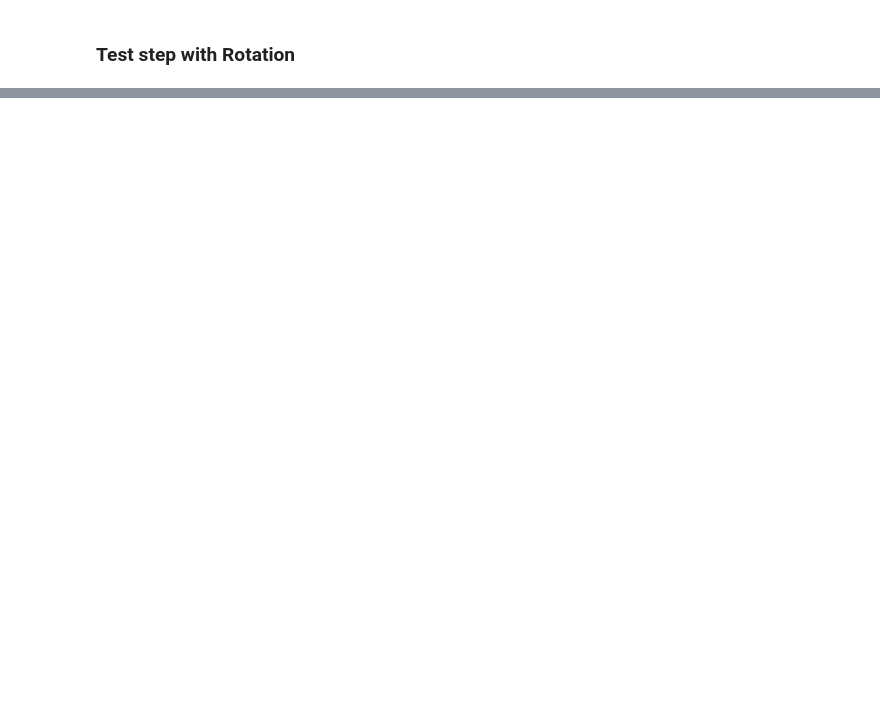
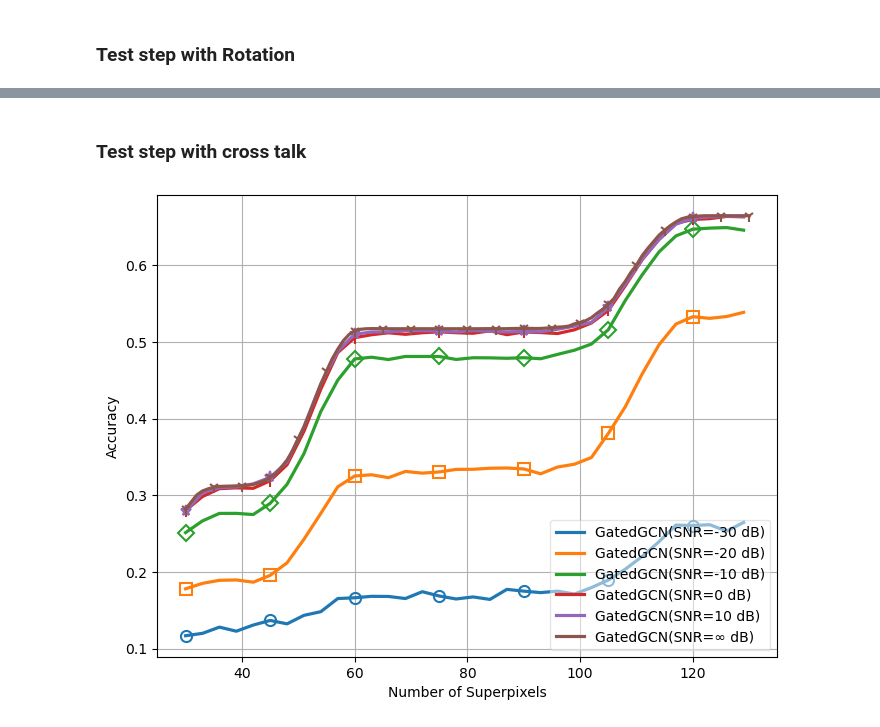
Before and after one commit to chunbaobao/GeNet, a Jupyter notebook: visualization/plot_visualization.ipynb, the cells around one changed output, grey strips where cells are left out. Drawn from its saved outputs; the diff is of its cells as text; code cells hidden in the pictures; blank space fills up the shorter version.

Commit message:
add all exp data

```diff
--- a/visualization/plot_visualization.ipynb
+++ b/visualization/plot_visualization.ipynb
@@ -232,0 +228,70 @@ plt.show()
+# %% [markdown]
+### Test step with cross talk
+# %%
+dataset_name = 'cifar10'
+# dataset_name = 'mnist'
+# dataset_name = 'fashionmnist'
+log_dir = 'out/eval/cross/'
+import os
+for path in os.listdir(log_dir):
+    if dataset_name in path.split('_'):
+        run = path
+        break
+
+
+
+
+
+parser = 'test_acc'
+tag = 'n_sp'
+ea = event_multiplexer.event_accumulator.EventAccumulator(log_dir + run)
+ea.Reload()
+markers = ['o', 's', 'D', '|', '*', '1']
+index = 0
+plt.figure(figsize=(8,6))
+for snr in range(-30, 11, 10):
+
+    sc = ea.Scalars(parser + '/' + tag + '_' + str(snr))
+    df = pd.Series(data=[s.value for s in sc], index=[s.step for s in sc])
+    smooth = df.ewm(alpha= 1 - 0.1).mean()
+    model_name = run.split('_')[0]
+    is_painted = eval(run.split('_')[-1])
+    line = plt.plot([s for s in smooth.index], [s for s in smooth.values], label=model_name + '(SNR={} dB)'.format(snr),linewidth=2.3)
+
+
+    plt.plot([s for s in smooth.index][::5], [s for s in smooth.values][::5], linestyle = 'None',
+            marker = markers[index], color = line[0].get_color(), markerfacecolor = 'None', markersize=8, markeredgewidth = 1.5)
+    index += 1
+
+
+infinity_log = 'out/eval/n_sp'
+import os
+for path in os.listdir(infinity_log):
+    if model_name in path.split('_') and dataset_name in path.split('_'):
+        ea = event_multiplexer.event_accumulator.EventAccumulator(infinity_log + '/' + path)
+        ea.Reload()
+        sc = ea.Scalars(parser + '/' + tag)
+        df = pd.Series(data=[s.value for s in sc], index=[s.step for s in sc])
+        smooth = df.ewm(alpha= 1 - 0.1).mean()
+        model_name = run.split('_')[0]
+        is_painted = eval(run.split('_')[-1])
+        line = plt.plot([s for s in smooth.index], [s for s in smooth.values], label=model_name + '(SNR=\u221E dB)',linewidth=2.3)
+
+
+        plt.plot([s for s in smooth.index][::5], [s for s in smooth.values][::5], linestyle = 'None',
+                marker = markers[index], color = line[0].get_color(), markerfacecolor = 'None', markersize=8, markeredgewidth = 1.5)
+        index += 1
+
+
+plt.legend(loc='lower right', framealpha=0.5)
+
+
+plt.xlabel('Number of Superpixels')
+plt.ylabel('Accuracy')
+# plt.title('Test Accuracy in ' + dataset_name.upper())
+
+plt.grid()
+plt.savefig(out_dir + dataset_name + '_'  + 'cross' + '.pdf', pad_inches=0, bbox_inches='tight')
+plt.show()
+# %% [output]
+[figure, added]
```
Also changed, not shown: parts of 5 cells of this notebook, 20 other files.
